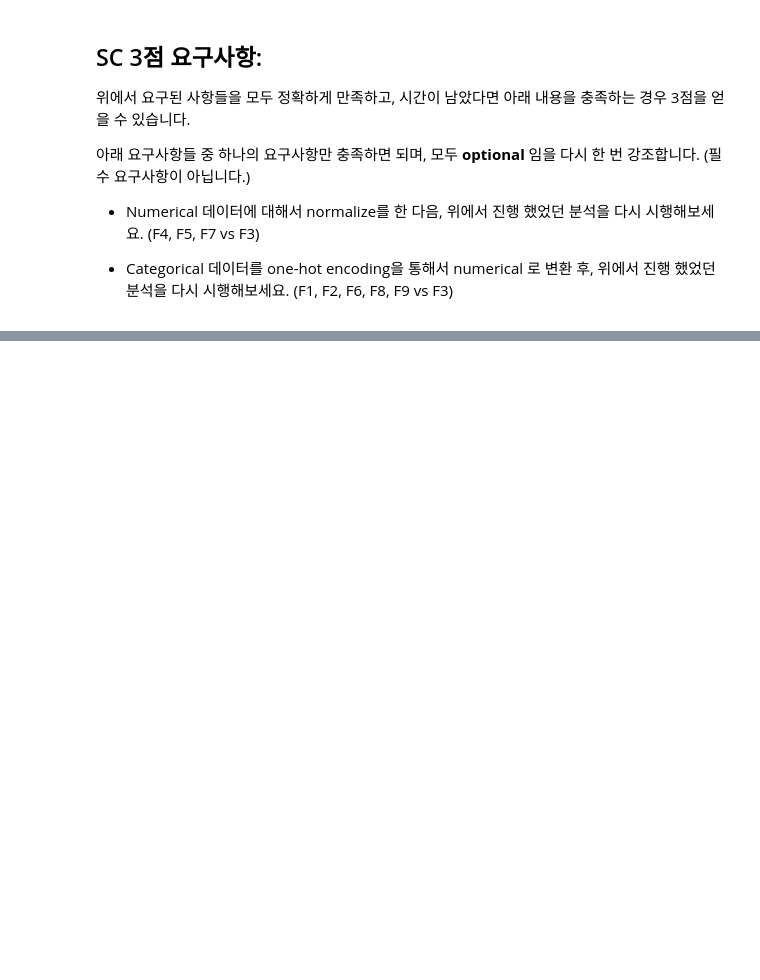
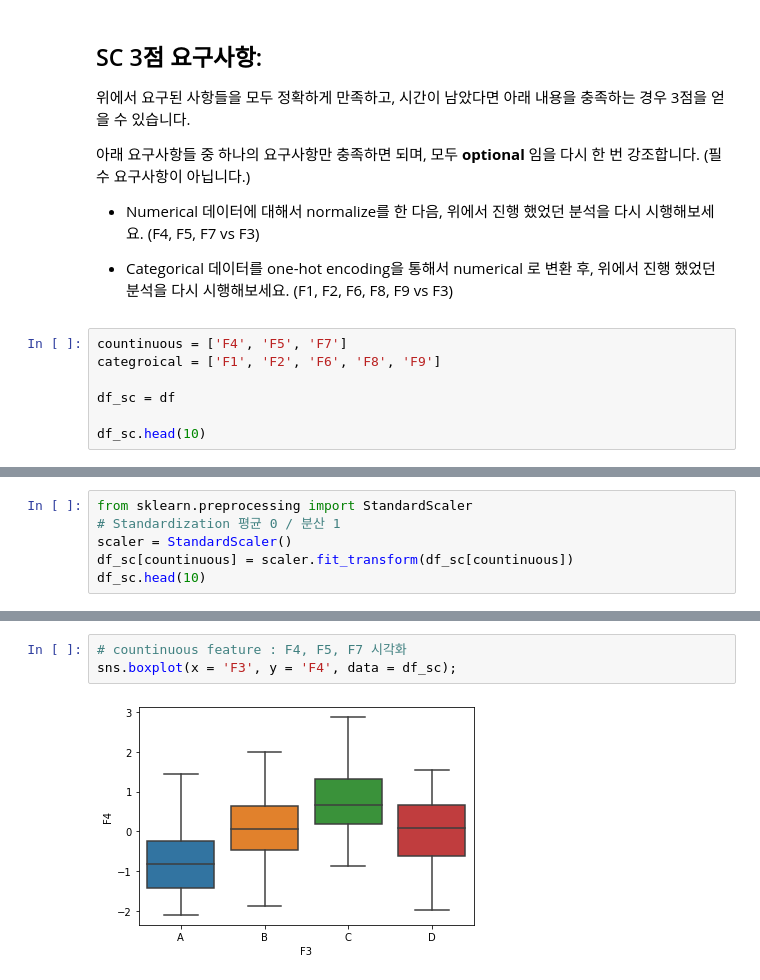
Before and after one commit to KyungRyeolBaek/study, a Jupyter notebook: ai03_sc12x_백경렬_2차.ipynb, the cells around one changed output, grey strips where cells are left out. Cells and saved outputs as stored; diff of their text form; blank space fills up the shorter version.

```diff
--- a/ai03_sc12x_백경렬_2차.ipynb
+++ b/ai03_sc12x_백경렬_2차.ipynb
@@ -417,3 +419,10 @@ F3, F7 p-value = 0.96403  -> 가장 무의미한 feature
 - Numerical 데이터에 대해서 normalize를 한 다음, 위에서 진행 했었던 분석을 다시 시행해보세요. (F4, F5, F7 vs F3)
 
 - Categorical 데이터를 one-hot encoding을 통해서 numerical 로 변환 후, 위에서 진행 했었던 분석을 다시 시행해보세요. (F1, F2, F6, F8, F9 vs F3)
+# %%
+countinuous = ['F4', 'F5', 'F7']
+categroical = ['F1', 'F2', 'F6', 'F8', 'F9']
+
+df_sc = df
+
+df_sc.head(10)
@@ -419,0 +441,6 @@ F3, F7 p-value = 0.96403  -> 가장 무의미한 feature
+# %%
+from sklearn.preprocessing import StandardScaler
+# Standardization 평균 0 / 분산 1
+scaler = StandardScaler()
+df_sc[countinuous] = scaler.fit_transform(df_sc[countinuous])
+df_sc.head(10)
@@ -419,0 +459,5 @@ F3, F7 p-value = 0.96403  -> 가장 무의미한 feature
+# %%
+# countinuous feature : F4, F5, F7 시각화
+sns.boxplot(x = 'F3', y = 'F4', data = df_sc);
+# %% [output]
+[figure, added]
```
Also changed, not shown: parts of 12 cells of this notebook.
